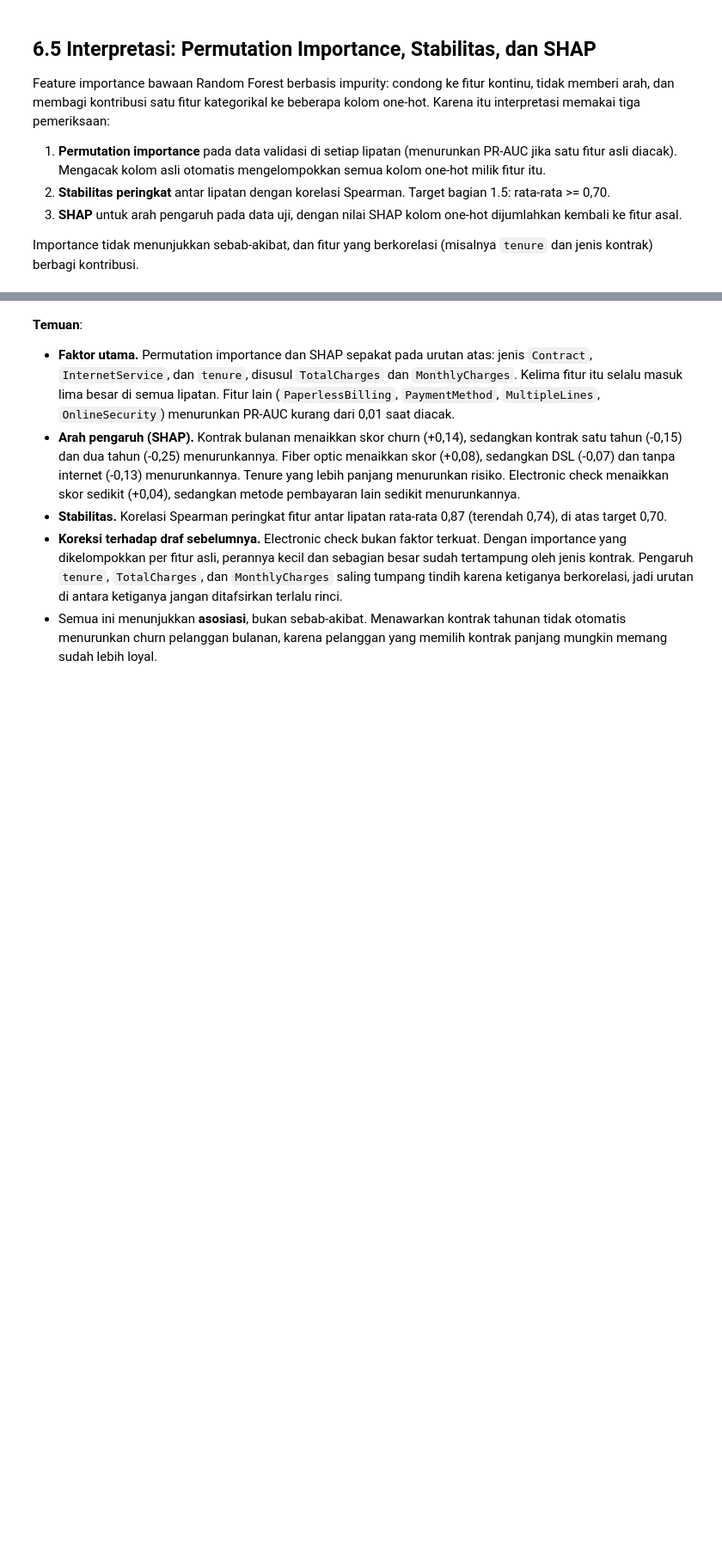
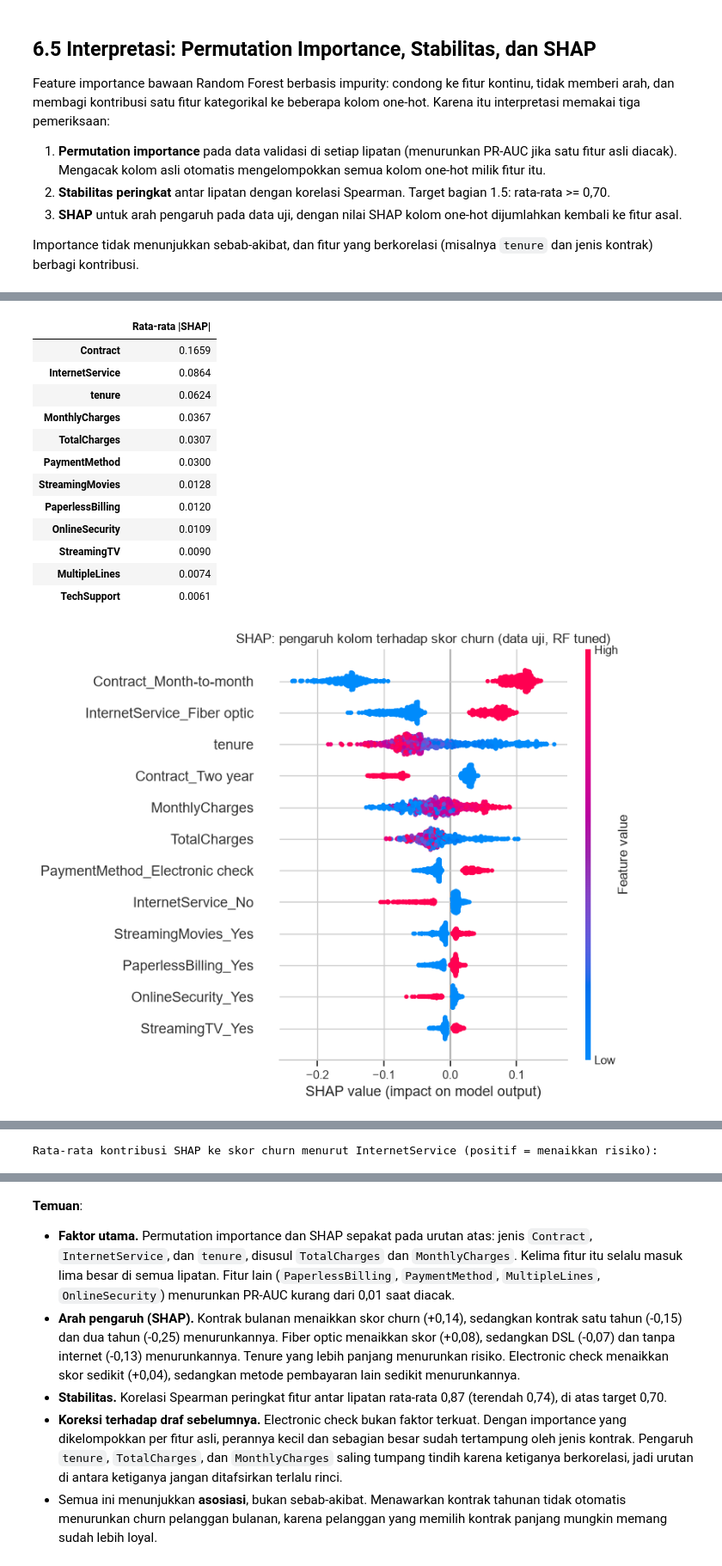
Before and after one commit to Cecarrr/21_IF-B_Pemuja-Kerang-Ajaib, a Jupyter notebook: notebooks/Insight-EDA.ipynb, the cells around one changed output, grey strips where cells are left out. Shown at 86% size. Cells and saved outputs as stored; diff of their text form; code cells hidden in the pictures; blank space fills up the shorter version.

```diff
--- a/notebooks/Insight-EDA.ipynb
+++ b/notebooks/Insight-EDA.ipynb
@@ -1632,7 +1682,7 @@ print('Accuracy tebakan "tidak churn" untuk semua pelanggan:', round(1 - yt.mean
 
 # Lift dan gain per decile (RF tuned)
 s = skor_uji['RF tuned']
-urut = np.argsort(-s, kind='stable'); yy = yt[urut]
+urut_skor = np.argsort(-s, kind='stable'); yy = yt[urut_skor]
 decile = np.array_split(np.arange(len(yy)), 10)
 tab_decile = pd.DataFrame({
     'Decile': range(1, 11),
@@ -1704,7 +1754,7 @@ prm = SKENARIO[SKENARIO_UTAMA]
 frak = np.linspace(0.01, 1.0, 100)
 kurva = []
 for f in frak:
-    k_ = int(np.ceil(f * n_uji)); top = urut[:k_]
+    k_ = int(np.ceil(f * n_uji)); top = urut_skor[:k_]
     tp = int(yt[top].sum()); kurva.append(net_benefit(tp, k_ - tp, n_uji, **prm))
 fig, ax = plt.subplots(figsize=(7.5, 4.6))
 ax.plot(frak * 100, kurva, color='#08519c', lw=2, label='RF tuned')
@@ -1830,39 +1880,48 @@ Waktu: 15 detik
 [figure]
 # %%
-try:
-    import shap
-    t0 = time.time()
-    pre = rf_tuned.named_steps['preprocess']; clf = rf_tuned.named_steps['clf']
-    Xt = pre.transform(X_test_f)
-    Xs = Xt.sample(n=min(800, len(Xt)), random_state=RANDOM_STATE)
-    sv = shap.TreeExplainer(clf).shap_values(Xs)
-    if isinstance(sv, list): sv = sv[1]
-    elif np.ndim(sv) == 3: sv = sv[:, :, 1]
-    sv = np.asarray(sv)
+t0 = time.time()
+pre = rf_tuned.named_steps['preprocess']; clf = rf_tuned.named_steps['clf']
+Xt = pre.transform(X_test_f)
+Xs = Xt.sample(n=min(800, len(Xt)), random_state=RANDOM_STATE)
+sv = shap.TreeExplainer(clf).shap_values(Xs)
+if isinstance(sv, list): sv = sv[1]
+elif np.ndim(sv) == 3: sv = sv[:, :, 1]
+sv = np.asarray(sv)
 
-    # jumlahkan nilai SHAP kolom one-hot ke fitur asal
-    def asal(kolom):
-        if kolom in num_akhir: return kolom
-        cocok = [c for c in cat_akhir if kolom.startswith(c + '_')]
-        return max(cocok, key=len)
-    peta = pd.Series({k: asal(k) for k in Xs.columns})
-    sv_df = pd.DataFrame(sv, columns=Xs.columns, index=Xs.index)
-    sv_grup = sv_df.T.groupby(peta).sum().T
-    shap_rata = sv_grup.abs().mean().sort_values(ascending=False)
-    display(shap_rata.head(12).rename('Rata-rata |SHAP|').round(4).to_frame())
+# jumlahkan nilai SHAP kolom one-hot ke fitur asal
+def asal(kolom):
+    if kolom in num_akhir: return kolom
+    cocok = [c for c in cat_akhir if kolom.startswith(c + '_')]
+    return max(cocok, key=len)
+peta = pd.Series({k: asal(k) for k in Xs.columns})
+sv_df = pd.DataFrame(sv, columns=Xs.columns, index=Xs.index)
+sv_grup = sv_df.T.groupby(peta).sum().T
+shap_rata = sv_grup.abs().mean().sort_values(ascending=False)
+display(shap_rata.head(12).rename('Rata-rata |SHAP|').round(4).to_frame())
 
-    plt.figure()
-    shap.summary_plot(sv, Xs, max_display=12, show=False)
-    plt.title('SHAP: pengaruh kolom terhadap skor churn (data uji, RF tuned)')
-    plt.tight_layout(); plt.savefig('../figures/fig15_shap_summary.png', dpi=150, bbox_inches='tight'); plt.show()
+plt.figure()
+shap.summary_plot(sv, Xs, max_display=12, show=False)
+plt.title('SHAP: pengaruh kolom terhadap skor churn (data uji, RF tuned)')
+plt.tight_layout(); plt.savefig('../figures/fig15_shap_summary.png', dpi=150, bbox_inches='tight'); plt.show()
 
-    # arah pengaruh fitur kategorikal utama: rata-rata kontribusi SHAP per kategori
-    for f in ['Contract', 'InternetService', 'PaymentMethod']:
-        if f in sv_grup.columns:
-            print(f'\nRata-rata kontribusi SHAP ke skor churn menurut {f} (positif = menaikkan risiko):')
-            display(sv_grup[f].groupby(test_df.loc[Xs.index, f]).agg(['mean', 'count']).round(4))
-    print(f'Waktu SHAP: {time.time() - t0:.0f} detik')
-except Exception as e:
-    print('SHAP tidak dapat dijalankan di lingkungan ini:', repr(e))
-    print('Permutation importance di atas tetap berlaku sebagai interpretasi utama.')
+# arah pengaruh fitur kategorikal utama: rata-rata kontribusi SHAP per kategori
+for f in ['Contract', 'InternetService', 'PaymentMethod']:
+    if f in sv_grup.columns:
+        print(f'\nRata-rata kontribusi SHAP ke skor churn menurut {f} (positif = menaikkan risiko):')
+        display(sv_grup[f].groupby(test_df.loc[Xs.index, f]).agg(['mean', 'count']).round(4))
+print(f'Waktu SHAP: {time.time() - t0:.0f} detik')
 # %% [output]
+|  | Rata-rata |SHAP| |
+| Contract | 0.1659 |
+| InternetService | 0.0864 |
+| tenure | 0.0624 |
+| MonthlyCharges | 0.0367 |
+| TotalCharges | 0.0307 |
+| PaymentMethod | 0.0300 |
+| StreamingMovies | 0.0128 |
+| PaperlessBilling | 0.0120 |
+| OnlineSecurity | 0.0109 |
+| StreamingTV | 0.0090 |
+| MultipleLines | 0.0074 |
+| TechSupport | 0.0061 |
+[figure, added]
@@ -1870,0 +1934 @@ Permutation importance di atas tetap berlaku sebagai interpretasi utama.
+Rata-rata kontribusi SHAP ke skor churn menurut InternetService (positif = menaikkan risiko):
```
Also changed, not shown: parts of 16 cells of this notebook, 5 other files.
